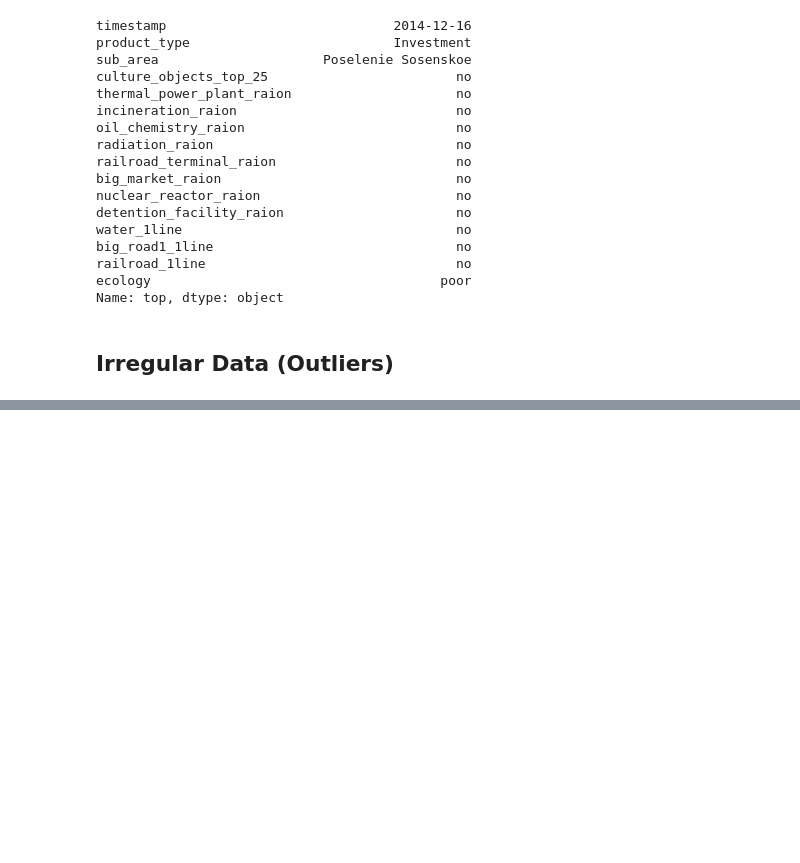
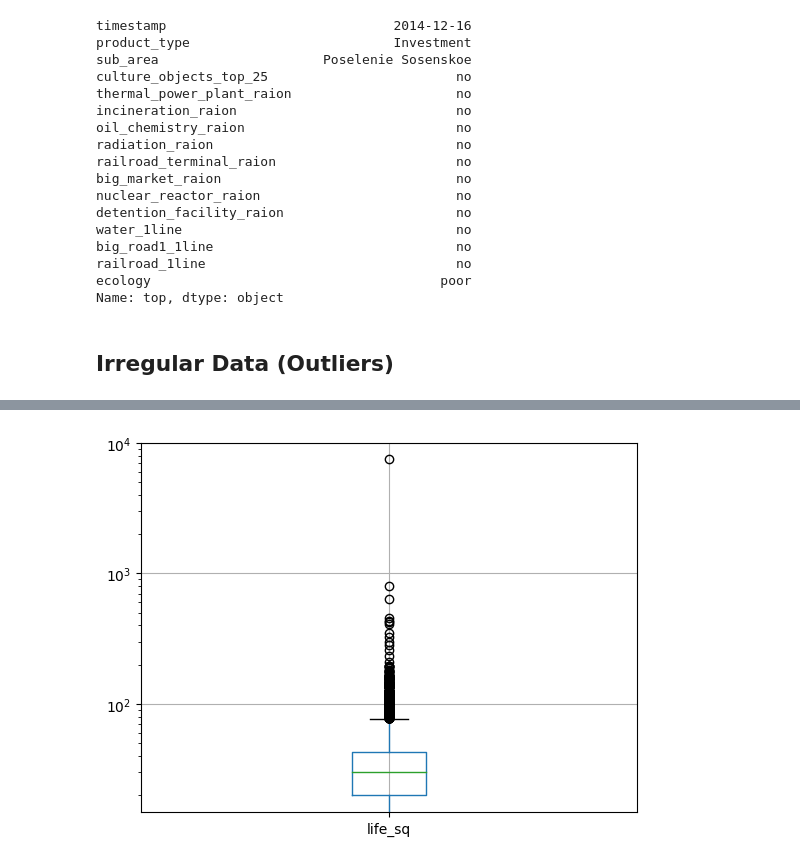
Before and after one commit to gabipana7/housing-market, a Jupyter notebook: housing-market-cleaning.ipynb, the cells around one changed output, grey strips where cells are left out. Saved outputs shown, nothing was run; the diff lists cells and outputs as text; code cells hidden in the pictures; blank space fills up the shorter version.

```diff
--- a/housing-market-cleaning.ipynb
+++ b/housing-market-cleaning.ipynb
@@ -231,0 +283,5 @@ df_copy[non_numeric_cols] = df_copy[non_numeric_cols].fillna(most_freq)
+# %%
+df.boxplot(column=['life_sq'])
+plt.semilogy();
+# %% [output]
+[figure, added]
```
Also changed, not shown: parts of 8 cells of this notebook.
